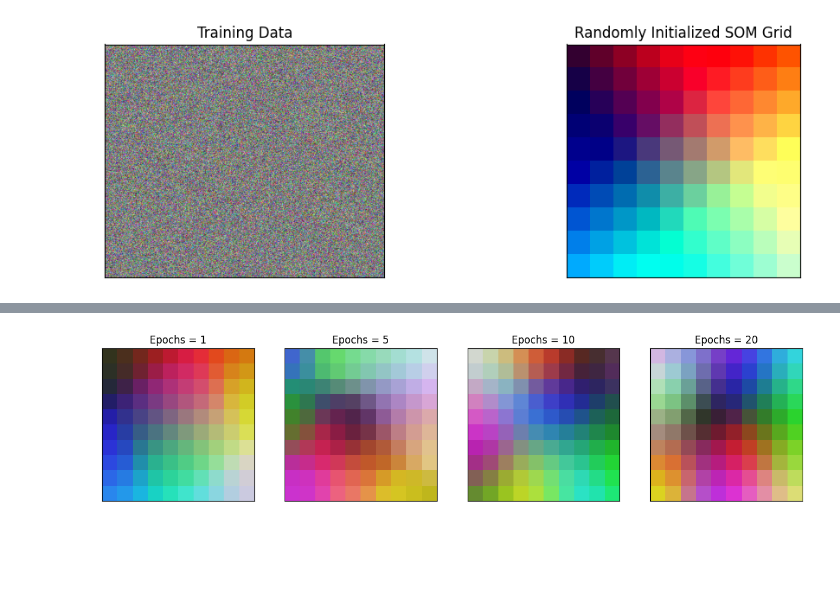
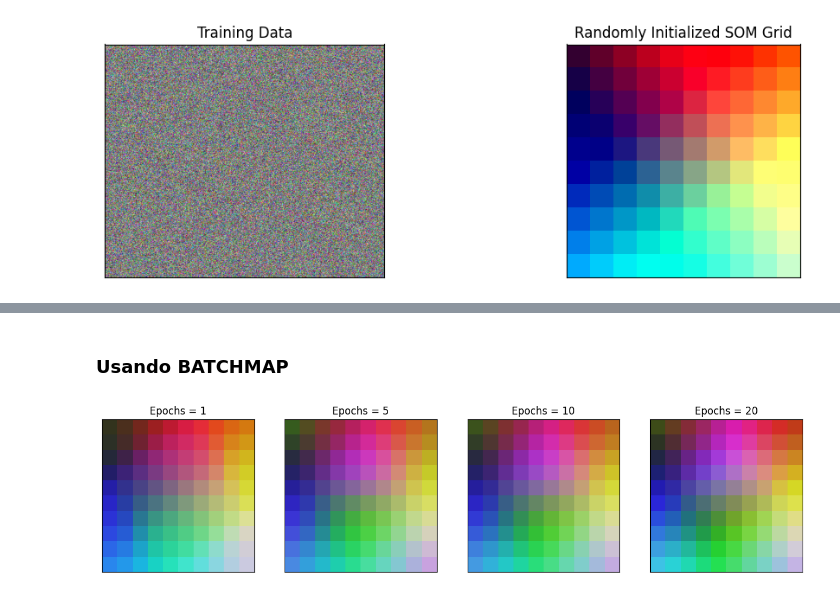
Before and after one commit to JaumeSanCol/TFG, a Jupyter notebook: notebooks/base.ipynb, the cells around one changed output, grey strips where cells are left out. Cells and saved outputs as stored; diff of their text form; code cells hidden in the pictures; blank space fills up the shorter version.

```diff
--- a/notebooks/base.ipynb
+++ b/notebooks/base.ipynb
@@ -66,7 +67,7 @@ total_epochs = 0
 for epochs, i in zip([1, 4,5,10], range(0,4)):
     total_epochs += epochs
     som.train(train_data, epochs=epochs,prog_bar=True)
-    map =som.som_map
+    map =som.re_scale() # devolver el mapa a [0,255]
     ax[i].imshow(map.astype(int))
     ax[i].title.set_text('Epochs = ' + str(total_epochs))
 # %% [output]
@@ -74,19 +86,21 @@ for epochs, i in zip([1, 4,5,10], range(0,4)):
+# %% [markdown]
+### Usando BATCHMAP
 # %%
 # Initialize the SOM randomly
 som = SoM(method="pca",data=train_data)
 # %%
 fig, ax = plt.subplots(
     nrows=1, ncols=4, figsize=(15, 3.5),
     subplot_kw=dict(xticks=[], yticks=[]))
 total_epochs = 0
 for epochs, i in zip([1, 4,5,10], range(0,4)):
     total_epochs += epochs
     som.train(train_data, epochs=epochs,update='batchmap',batch_size=10000)
-    map =som.som_map
+    map =som.re_scale()
     ax[i].imshow(map.astype(int))
     ax[i].title.set_text('Epochs = ' + str(total_epochs))
 # %% [output]
-[figure, old version]
+[figure, new version]
 # %%
 fig, ax = plt.subplots(
     nrows=3, ncols=3, figsize=(15, 15),
```
Also changed, not shown: parts of 9 cells of this notebook, 13 other files.
